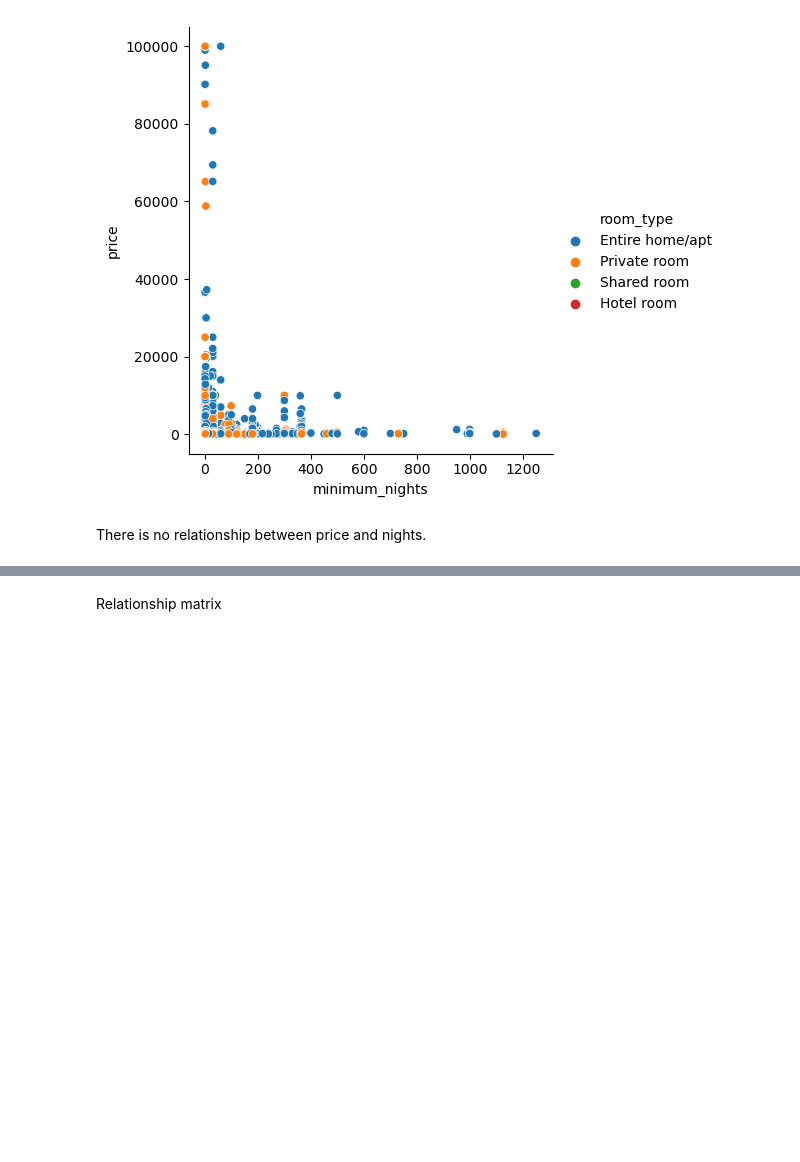
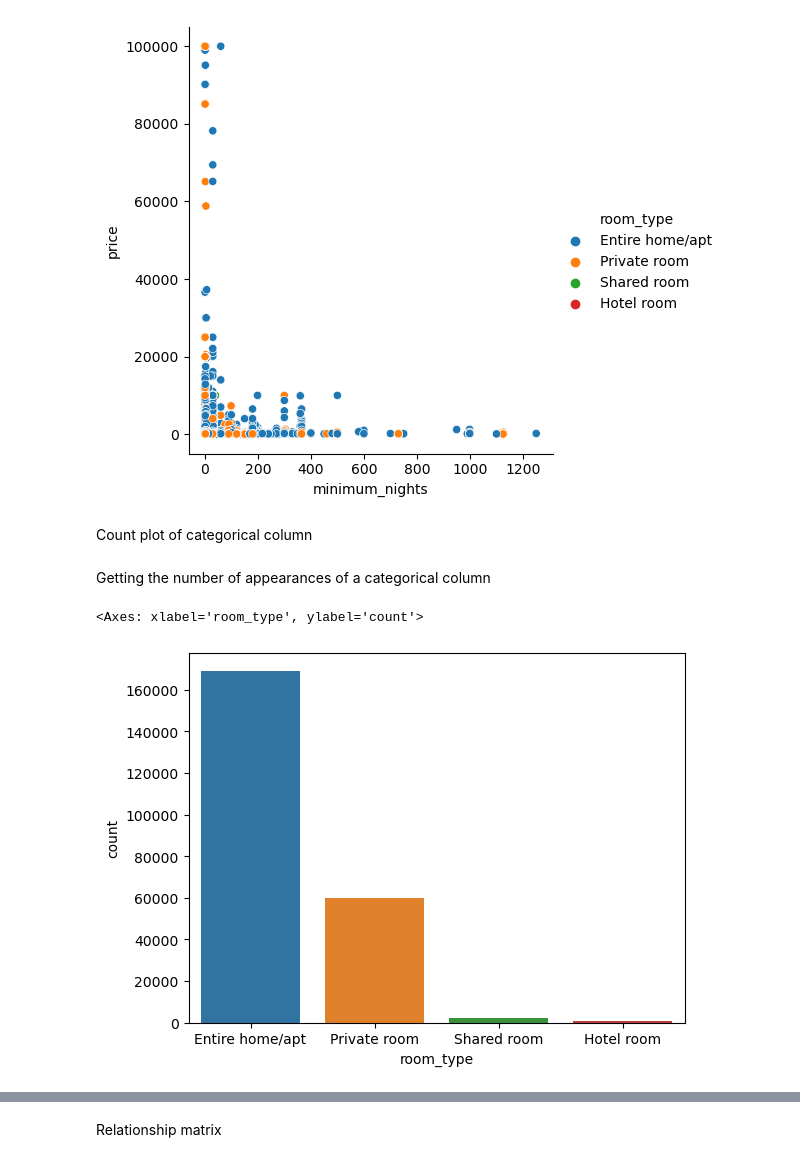
Before and after one commit to flo-shi/BNB-Price-Prediction, a Jupyter notebook: prediction.ipynb, the cells around one changed output, grey strips where cells are left out. Saved outputs shown, nothing was run; the diff lists cells and outputs as text; code cells hidden in the pictures; blank space fills up the shorter version.

```diff
--- a/prediction.ipynb
+++ b/prediction.ipynb
@@ -208,5 +208,6 @@ array([[<Axes: title={'center': 'price'}>,
 # %% [markdown]
 From the above histograms, we can tell that very few rows have extreme values.
 # %%
-new_df = pd.get_dummies(data=new_df, columns=['room_type'])
-new_df.head()
+# Transforming categorical to numeric data/// Nominal data
+# new_df = pd.get_dummies(data=new_df, columns=['room_type'])
+# new_df.head()
@@ -229,5 +223,12 @@ sns.relplot(x ='minimum_nights', y= 'price',hue='room_type', data=new_df)
 # %% [output]
 <seaborn.axisgrid.FacetGrid at 0x...>
 [figure]
-# %% [markdown]
-There is no relationship between price and nights.
+# %% [markdown]
+Count plot of categorical column
+# %% [markdown]
+Getting the number of appearances of a categorical column
+# %%
+sns.countplot(data=new_df, x='room_type')
+# %% [output]
+<Axes: xlabel='room_type', ylabel='count'>
+[figure, added]
```
Also changed, not shown: parts of 7 cells of this notebook.
